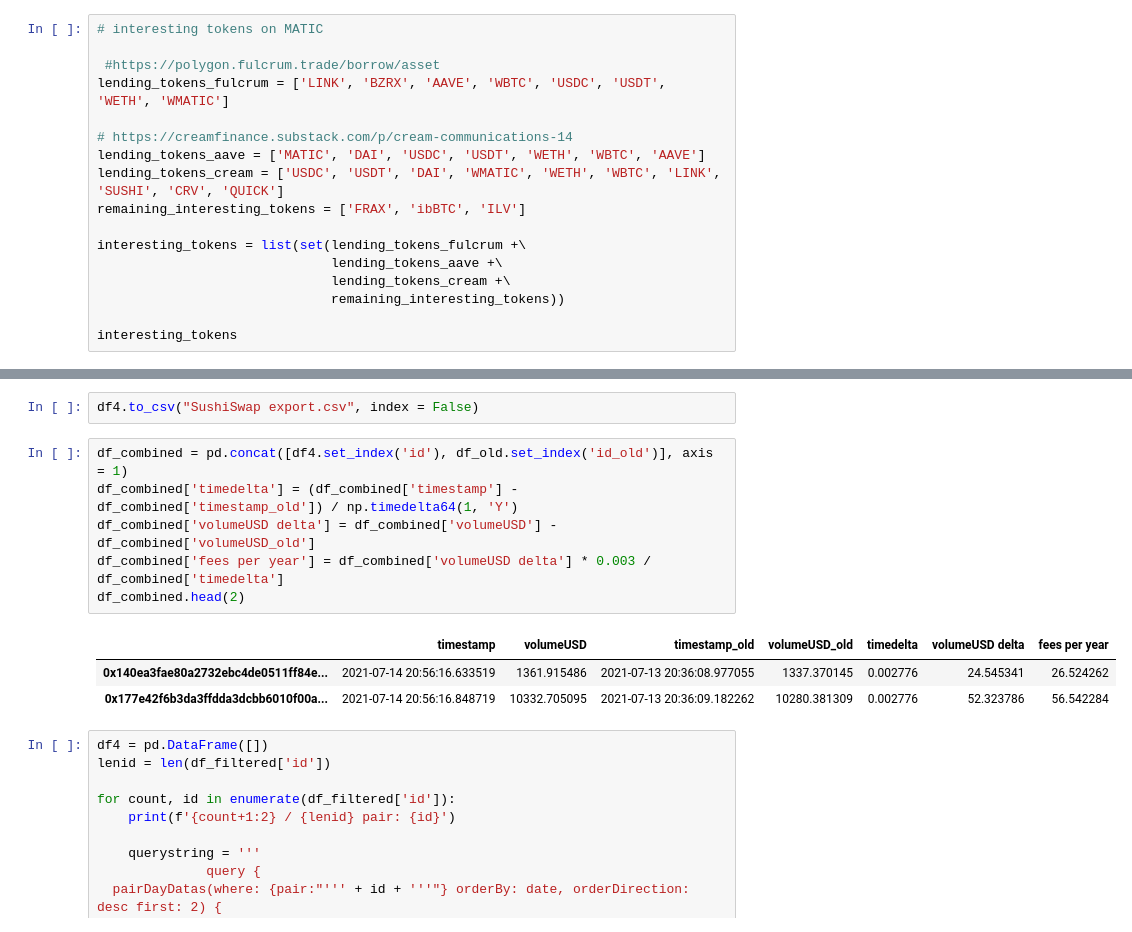
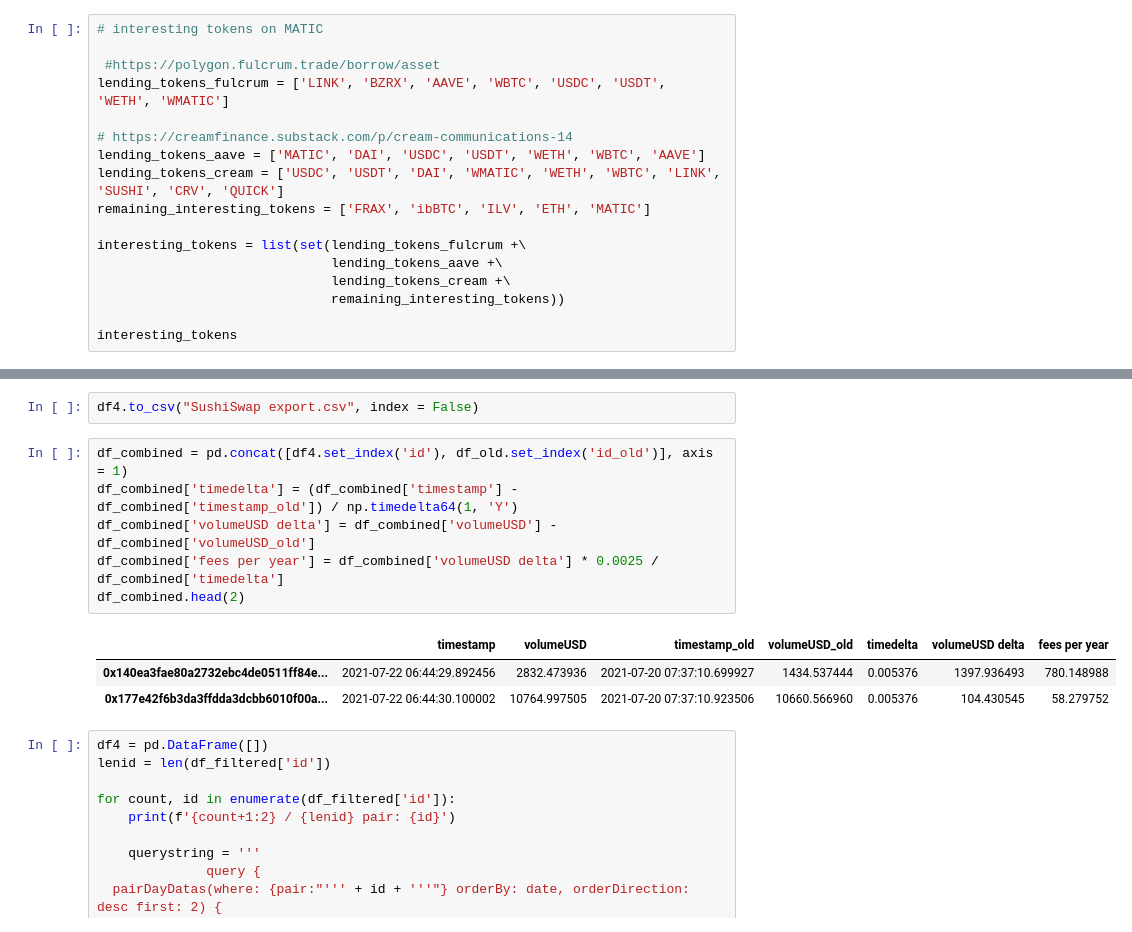
Before and after one commit to ovu-github/sushi-graphql, a Jupyter notebook: MATIC + FTM DEX APRs.ipynb, the cells around one changed output, grey strips where cells are left out. Drawn from its saved outputs; the diff is of its cells as text.

```diff
--- a/MATIC + FTM DEX APRs.ipynb
+++ b/MATIC + FTM DEX APRs.ipynb
@@ -31,7 +31,7 @@ lending_tokens_fulcrum = ['LINK', 'BZRX', 'AAVE', 'WBTC', 'USDC', 'USDT', 'WETH'
 # https://creamfinance.substack.com/p/cream-communications-14
 lending_tokens_aave = ['MATIC', 'DAI', 'USDC', 'USDT', 'WETH', 'WBTC', 'AAVE']
 lending_tokens_cream = ['USDC', 'USDT', 'DAI', 'WMATIC', 'WETH', 'WBTC', 'LINK', 'SUSHI', 'CRV', 'QUICK']
-remaining_interesting_tokens = ['FRAX', 'ibBTC', 'ILV']
+remaining_interesting_tokens = ['FRAX', 'ibBTC', 'ILV', 'ETH', 'MATIC']
 
 interesting_tokens = list(set(lending_tokens_fulcrum +\
                               lending_tokens_aave +\
@@ -505,13 +527,13 @@ df4.to_csv("SushiSwap export.csv", index = False)
 # %%
 df_combined = pd.concat([df4.set_index('id'), df_old.set_index('id_old')], axis = 1)
 df_combined['timedelta'] = (df_combined['timestamp'] - df_combined['timestamp_old']) / np.timedelta64(1, 'Y')
 df_combined['volumeUSD delta'] = df_combined['volumeUSD'] - df_combined['volumeUSD_old']
-df_combined['fees per year'] = df_combined['volumeUSD delta'] * 0.003 / df_combined['timedelta']
+df_combined['fees per year'] = df_combined['volumeUSD delta'] * 0.0025 / df_combined['timedelta']
 df_combined.head(2)
 # %% [output]
 |  | timestamp | volumeUSD | timestamp_old | volumeUSD_old | timedelta | volumeUSD delta | fees per year |
-| 0x140ea3fae80a2732ebc4de0511ff84e... | 2021-07-14 20:56:16.633519 | 1361.915486 | 2021-07-13 20:36:08.977055 | 1337.370145 | 0.002776 | 24.545341 | 26.524262 |
-| 0x177e42f6b3da3ffdda3dcbb6010f00a... | 2021-07-14 20:56:16.848719 | 10332.705095 | 2021-07-13 20:36:09.182262 | 10280.381309 | 0.002776 | 52.323786 | 56.542284 |
+| 0x140ea3fae80a2732ebc4de0511ff84e... | 2021-07-22 06:44:29.892456 | 2832.473936 | 2021-07-20 07:37:10.699927 | 1434.537444 | 0.005376 | 1397.936493 | 780.148988 |
+| 0x177e42f6b3da3ffdda3dcbb6010f00a... | 2021-07-22 06:44:30.100002 | 10764.997505 | 2021-07-20 07:37:10.923506 | 10660.566960 | 0.005376 | 104.430545 | 58.279752 |
 # %%
 df4 = pd.DataFrame([])
 lenid = len(df_filtered['id'])
```
Also changed, not shown: parts of 76 cells of this notebook.
